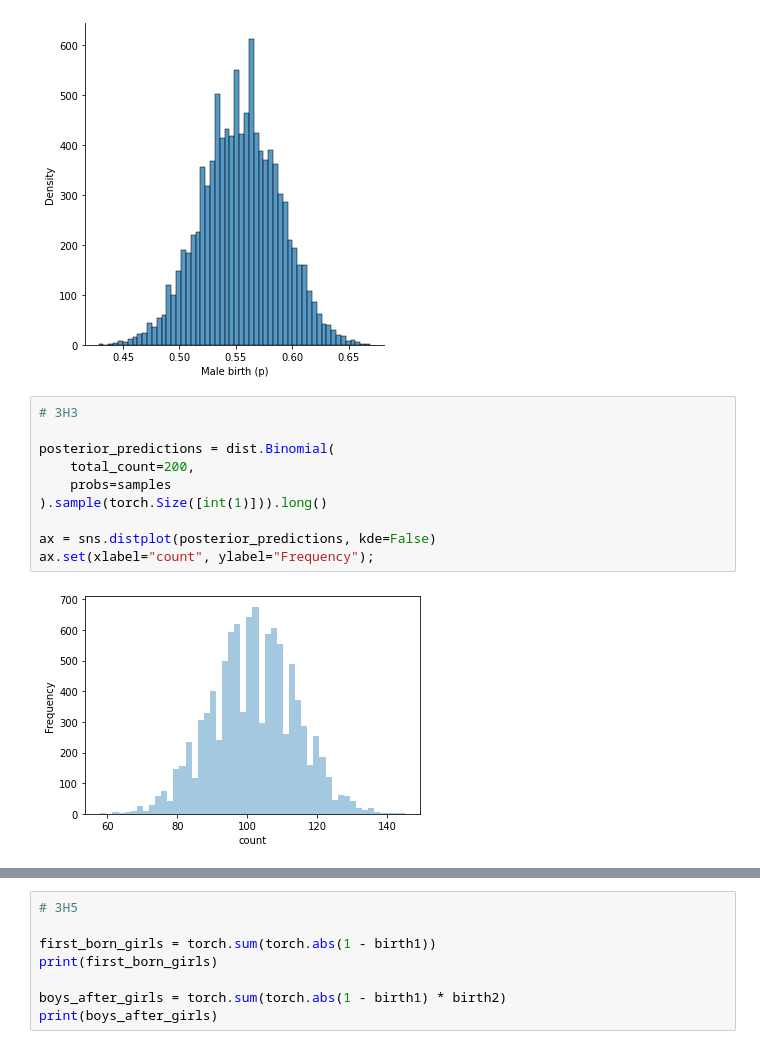
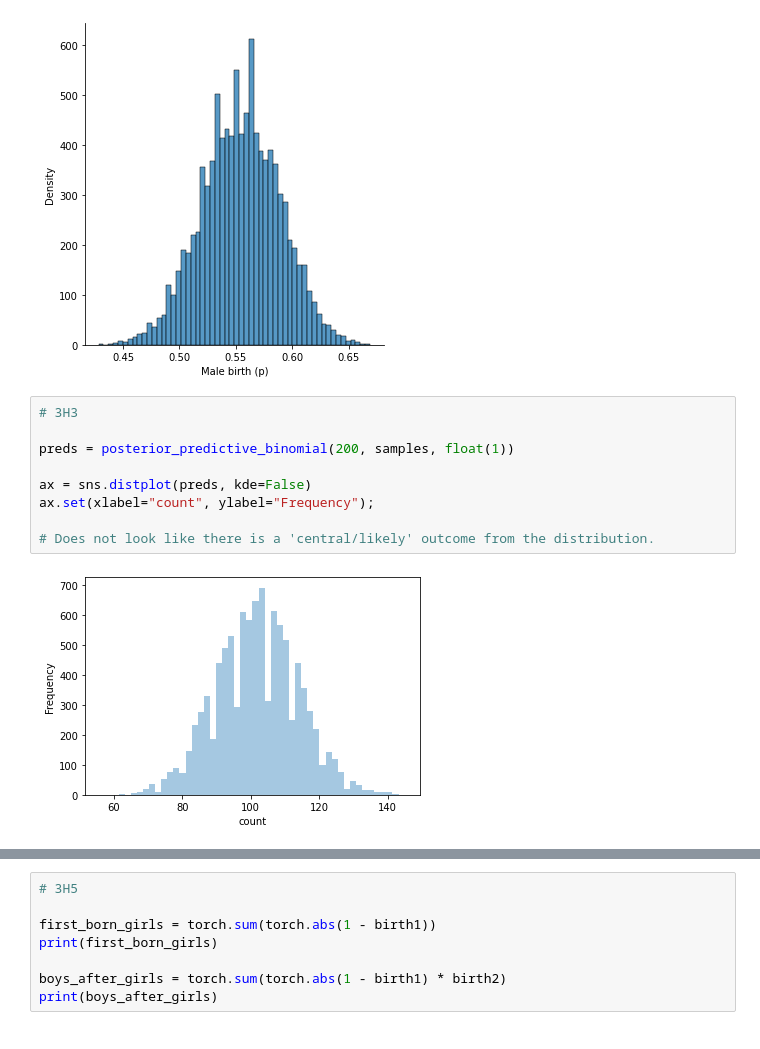
Before and after one commit to asett0/rethinking-solutions, a Jupyter notebook: 3.ipynb, the cells around one changed output, grey strips where cells are left out. Saved outputs shown, nothing was run; the diff lists cells and outputs as text.

```diff
--- a/3.ipynb
+++ b/3.ipynb
@@ -210,15 +189,14 @@ tensor([0.4815, 0.6306])
 # %%
 # 3H3
 
-posterior_predictions = dist.Binomial(
-    total_count=200,
-    probs=samples
-).sample(torch.Size([int(1)])).long()
+preds = posterior_predictive_binomial(200, samples, float(1))
 
-ax = sns.distplot(posterior_predictions, kde=False)
+ax = sns.distplot(preds, kde=False)
 ax.set(xlabel="count", ylabel="Frequency");
+
+# Does not look like there is a 'central/likely' outcome from the distribution.
 # %% [output]
-[figure, old version]
+[figure, new version]
 # %%
 # 3H4
 
```
Also changed, not shown: parts of 16 cells of this notebook, 3 other files.
